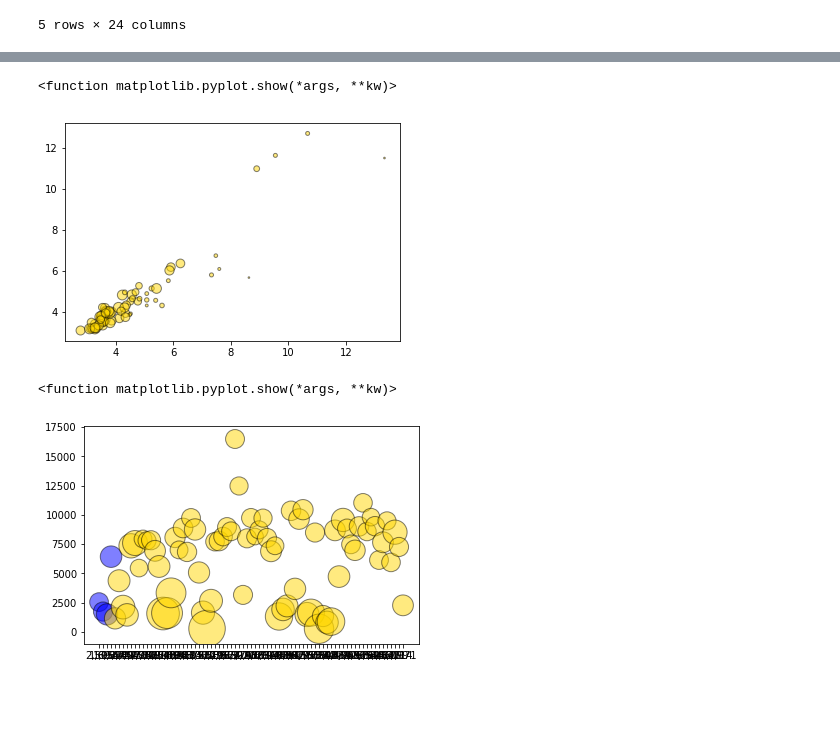
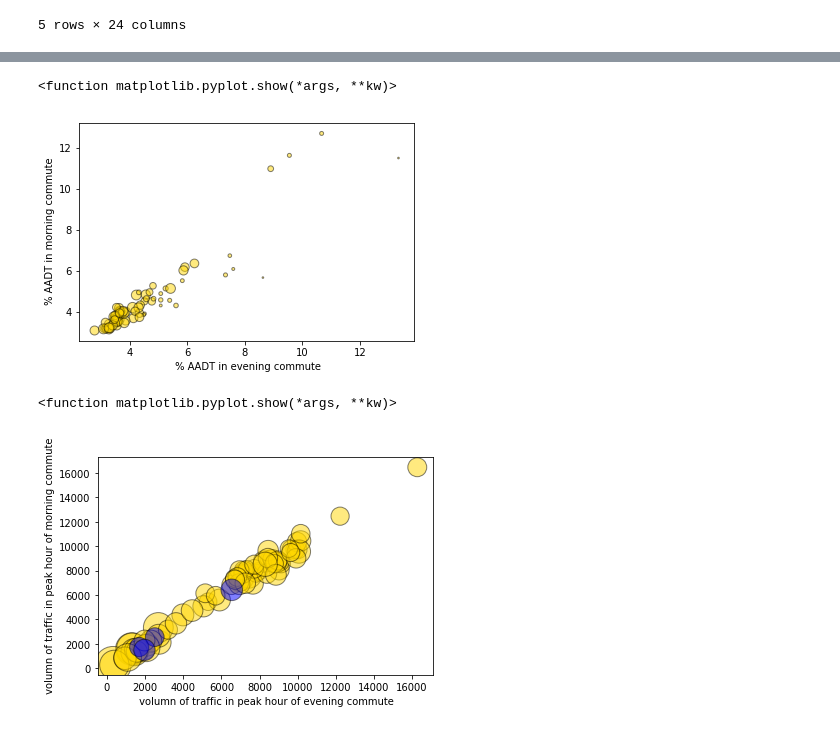
Before and after one commit to ujjwalthapa/California_traffic_analysis, a Jupyter notebook: traffic analysis_cac.ipynb, the cells around one changed output, grey strips where cells are left out. Cells and saved outputs as stored; diff of their text form; code cells hidden in the pictures; blank space fills up the shorter version.

```diff
--- a/traffic analysis_cac.ipynb
+++ b/traffic analysis_cac.ipynb
@@ -196,33 +258,36 @@ x_limit = 20000000
 y_limit = 20000000
 
 # Tells matplotlib that we want to make a scatter plot
-# The size of each point on our plot is determined by their
-# Create a list indicating where to write x labels and set figure size to adjust for space
+# The size of each point on our plot is determined by percent of AADT at peak hour
+
+plt.xlabel(" % AADT in evening commute")
+plt.ylabel(" % AADT in morning commute")
 
 plt.scatter(aadt3_df["PM_KD_FACTOR"], aadt3_df["AM_KD_FACTOR"],  marker="o", facecolors="gold", edgecolors="black",
             s=aadt3_df["AM_WAY_PHV"]/100, alpha=0.5)
 plt.show
 # %% [output]
 <function matplotlib.pyplot.show(*args, **kw)>
-[figure, old version]
+[figure, new version]
 # %%
-
-# The maximum x value for LA and SF
+# The compare traffic volumn LA and SF
 x_limit = 200000000
 y_limit = 2000000
+plt.xlabel(" volumn of traffic in peak hour of evening commute")
+plt.ylabel(" volumn of traffic in peak hour of morning commute")
 
-
+# LA
+# The size of each point on our plot is determined by their x value
+plt.scatter(aadt3_df["PM_WAY_PHV"], aadt3_df["AM_WAY_PHV"], marker="o", facecolors="gold", edgecolors="black",
+            s=aadt3_df["PM_KD_FACTOR"]*100, alpha=0.5)
 # SF
 # The size of each point on our plot is determined by their x value
 plt.scatter(aadt2_df["PM_WAY_PHV"], aadt2_df["AM_WAY_PHV"], marker="o", facecolors="blue", edgecolors="black",
             s=aadt2_df["PM_KD_FACTOR"]*100, alpha=0.5)
-# LA
-# The size of each point on our plot is determined by their x value
-plt.scatter(aadt3_df["PM_WAY_PHV"], aadt3_df["AM_WAY_PHV"], marker="o", facecolors="gold", edgecolors="black",
-            s=aadt3_df["PM_KD_FACTOR"]*100, alpha=0.5)
 
-
+# LA has higher volumn of traffic
+# LA has higher percentage of traffic traveling during commute hours
 plt.show
 # %% [output]
 <function matplotlib.pyplot.show(*args, **kw)>
-[figure, old version]
+[figure, new version]
```
Also changed, not shown: parts of 17 cells of this notebook, 1 other file.
